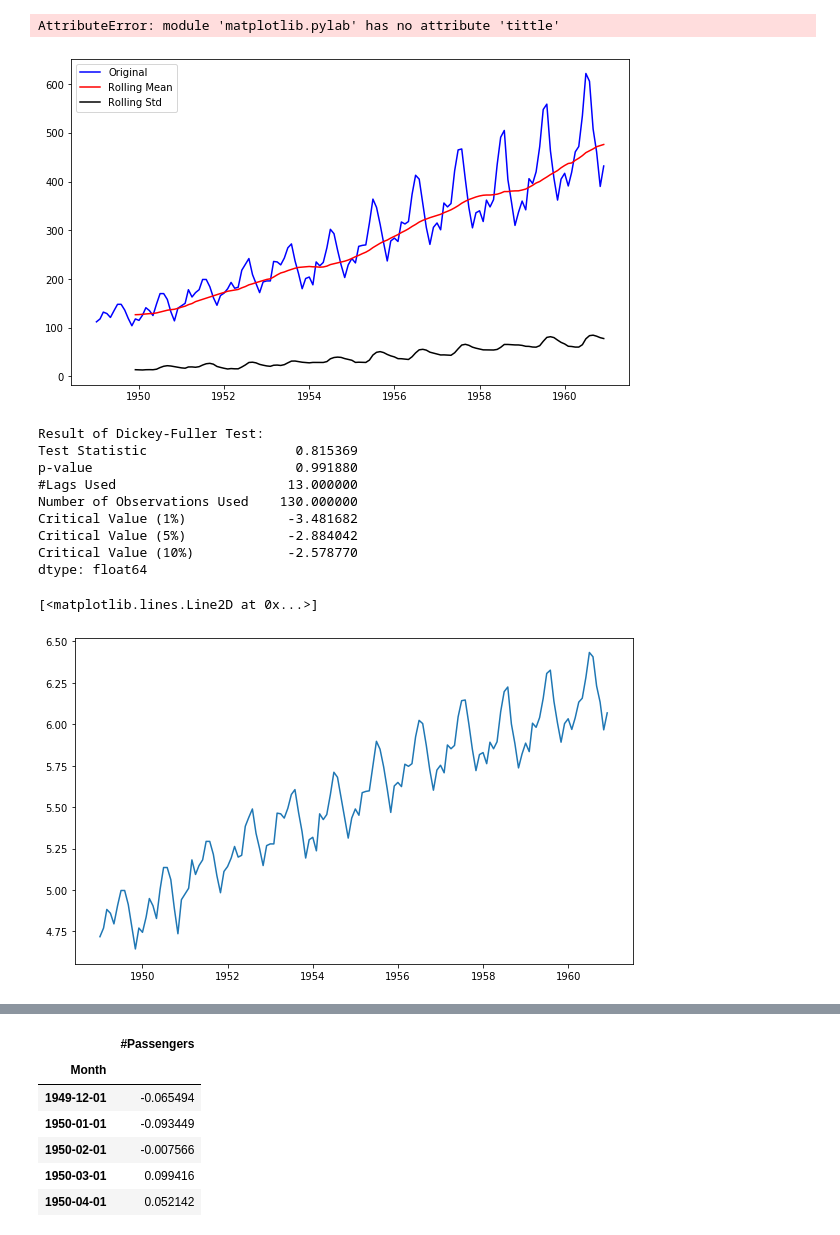
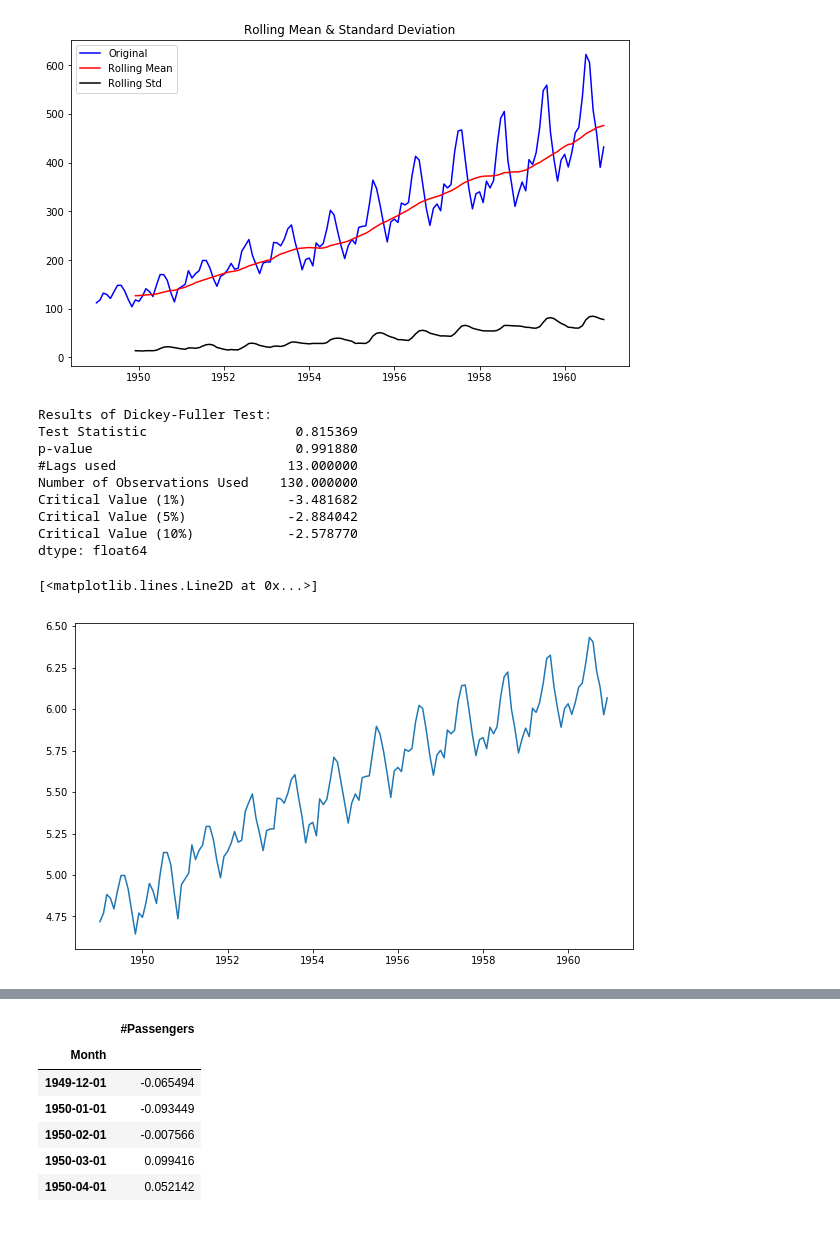
Before and after one commit to VPS-TRG/Time-series-forecasting-on-Air-Passengers, a Jupyter notebook: Time series forecasting.ipynb, the cells around one changed output, grey strips where cells are left out. Drawn from its saved outputs; the diff is of its cells as text; code cells hidden in the pictures.

```diff
--- a/Time series forecasting.ipynb
+++ b/Time series forecasting.ipynb
@@ -53,33 +57,31 @@ Month
 
 [144 rows x 1 columns]
 # %%
-#plot rolling statistics:
-orig = plt.plot(indexedDataset, color='blue' ,label='Original')
-mean = plt.plot(rolmean, color='red',label='Rolling Mean')
-std = plt.plot(rolstd, color='black', label = 'Rolling Std')
+orig= plt.plot(indexedDataset,color='blue',label='Original')
+mean= plt.plot(rolmean,color='red',label='Rolling Mean')
+std= plt.plot(rolstd,color='black',label='Rolling Std')
 plt.legend(loc='best')
-plt.tittle('Rolling Mean & Standard Deviation')
+plt.title('Rolling Mean & Standard Deviation')
 plt.show(block=False)
 # %% [output]
-AttributeError: module 'matplotlib.pylab' has no attribute 'tittle'
-[figure, old version]
+[figure, new version]
 # %%
 #Perform Dickey-Fuller test:
 from statsmodels.tsa.stattools import adfuller
 
-print ('Result of Dickey-Fuller Test:')
-dftest = adfuller(indexedDataset['#Passengers'], autolag='AIC')
+print('Results of Dickey-Fuller Test:')
+dftest = adfuller(indexedDataset['#Passengers'],autolag='AIC')
 
-dfoutput = pd.Series(dftest[0:4], index=['Test Statistic', 'p-value','#Lags Used', 'Number of Observations Used'])
-for key ,value in dftest[4].items():
+dfoutput = pd.Series(dftest[0:4],index=['Test Statistic','p-value','#Lags used','Number of Observations Used'])
+for key,value in dftest[4].items():
     dfoutput['Critical Value (%s)'%key]= value
 
 print(dfoutput)
 # %% [output]
-Result of Dickey-Fuller Test:
+Results of Dickey-Fuller Test:
 Test Statistic                   0.815369
 p-value                          0.991880
-#Lags Used                      13.000000
+#Lags used                      13.000000
 Number of Observations Used    130.000000
 Critical Value (1%)             -3.481682
 Critical Value (5%)             -2.884042
@@ -87,9 +89,9 @@ Critical Value (10%)            -2.578770
 dtype: float64
 # %%
 #Estimating trend
-indexedDataset_logScale = np.log(indexedDataset)
-plt.plot(indexedDataset_logScale)
+indexedDataset_logscale = np.log(indexedDataset)
+plt.plot(indexedDataset_logscale)
 # %% [output]
 [<matplotlib.lines.Line2D at 0x...>]
-[figure, old version]
+[figure, new version]
 # %%
```
Also changed, not shown: parts of 18 cells of this notebook, 2 other files.
